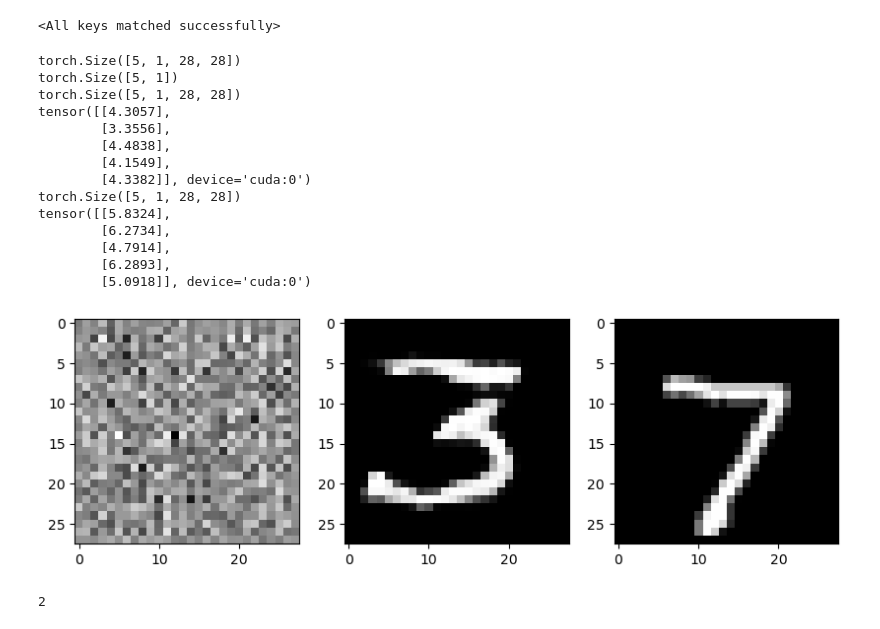
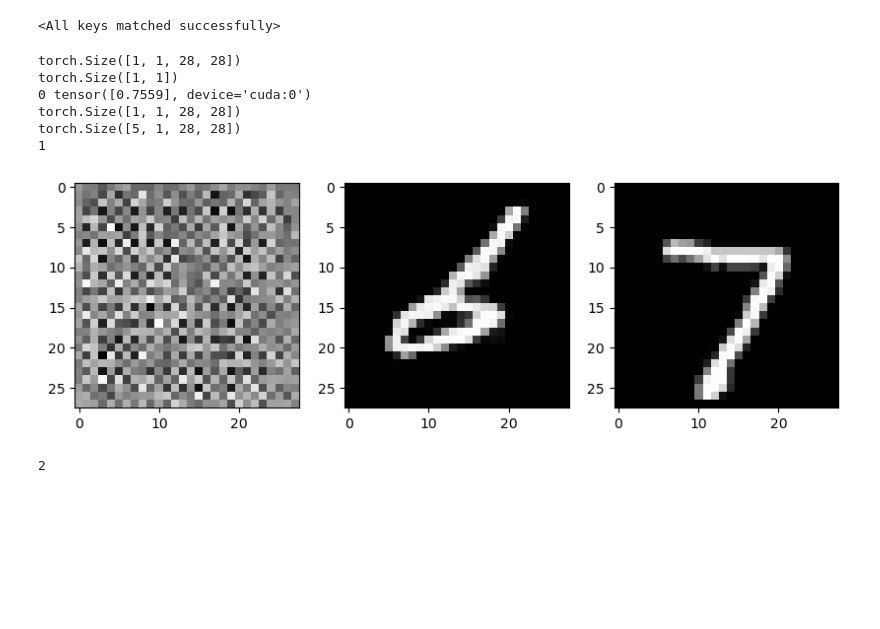
Before and after one commit to image-synthesis/generative-adversarial-networks, a Jupyter notebook: notebooks/gan_test.ipynb, the cells around one changed output. Drawn from its saved outputs; the diff is of its cells as text; code cells hidden in the pictures; blank space fills up the shorter version.

Commit message:
latest notebook for testing gan training

```diff
--- a/notebooks/gan_test.ipynb
+++ b/notebooks/gan_test.ipynb
@@ -293,7 +312,7 @@ class Trainer:
 
         self.discriminator_optim.step()
 
-        return loss
+        return d_loss
 
     def train_generator(self, real_data, noise_samples):
         fake_data = self.generator(noise_samples)
@@ -376,54 +395,48 @@ trainer = Trainer('baseline_wasserstein_k5_feature_matching_loss', 5, 128, 100,
 trainer.train(1000)
 # %%
 trainer = Trainer('baseline_wasserstein_k5_100k', 5, 128, 100, train_dataset, debug=True)
-trainer.generator.load_state_dict(torch.load('/home/ubuntu/generative-adversarial-networks/notebooks/baseline_wasserstein_k5_50k/34999/generator.pt'))
-trainer.discriminator.load_state_dict(torch.load('/home/ubuntu/generative-adversarial-networks/notebooks/baseline_wasserstein_k5_50k/34999/discriminator.pt'))
+trainer.generator.load_state_dict(torch.load('/home/ubuntu/generative-adversarial-networks/notebooks/baseline_wasserstein_k5_50k_batch_64_further_extended_2/99999/generator.pt'))
+trainer.discriminator.load_state_dict(torch.load('/home/ubuntu/generative-adversarial-networks/notebooks/baseline_wasserstein_k5_50k_batch_64_further_extended_2/99999/discriminator.pt'))
 # %% [output]
 <All keys matched successfully>
 # %%
 import matplotlib.pyplot as plt
 
 plt.figure(figsize=(10, 10))
 latent_size = 100
 
-z = torch.randn(5, latent_size)
+z = torch.randn(1, latent_size)
 with torch.no_grad():
     gen = Generator()
     gen_imgs = gen(z)
     print(gen_imgs.shape)
     disc = Discriminator()
     disc_out = disc(gen_imgs)
     print(disc_out.shape)
     plt.subplot(1, 3, 1)
     plt.imshow(gen_imgs[0].cpu().numpy().squeeze(), cmap='gray')
 
 with torch.no_grad():
     gen_imgs = trainer.generator(z.to(trainer.device))
     plt.subplot(1, 3, 2)
-    plt.imshow(gen_imgs[0].cpu().numpy().squeeze(), cmap='gray')
+    disc_results = trainer.discriminator(gen_imgs)
+    disc_top_img_idx = torch.argmax(disc_results).cpu().numpy()
+    print(disc_top_img_idx, disc_results[disc_top_img_idx])
+    plt.imshow(gen_imgs[disc_top_img_idx].cpu().numpy().squeeze(), cmap='gray')
     print(gen_imgs.shape)
-    print(trainer.discriminator(gen_imgs))
     real_imgs = torch.stack([test_dataset[i][0] for i in range(5)], dim=0).to(trainer.device)
     plt.subplot(1, 3, 3)
     plt.imshow(real_imgs[0].cpu().numpy().squeeze(), cmap='gray')
     print(real_imgs.shape)
-    print(trainer.discriminator(real_imgs))
+    print(torch.argmax(trainer.discriminator(real_imgs)).cpu().numpy())
 # %% [output]
+torch.Size([1, 1, 28, 28])
+torch.Size([1, 1])
+0 tensor([0.7559], device='cuda:0')
+torch.Size([1, 1, 28, 28])
 torch.Size([5, 1, 28, 28])
-torch.Size([5, 1])
-torch.Size([5, 1, 28, 28])
-tensor([[4.3057],
-        [3.3556],
-        [4.4838],
-        [4.1549],
-        [4.3382]], device='cuda:0')
-torch.Size([5, 1, 28, 28])
-tensor([[5.8324],
-        [6.2734],
-        [4.7914],
-        [6.2893],
-        [5.0918]], device='cuda:0')
+1
-[figure, old version]
+[figure, new version]
 # %%
 len(train_dataset[0])
 # %% [output]
```
Also changed, not shown: parts of 1 cell of this notebook.
